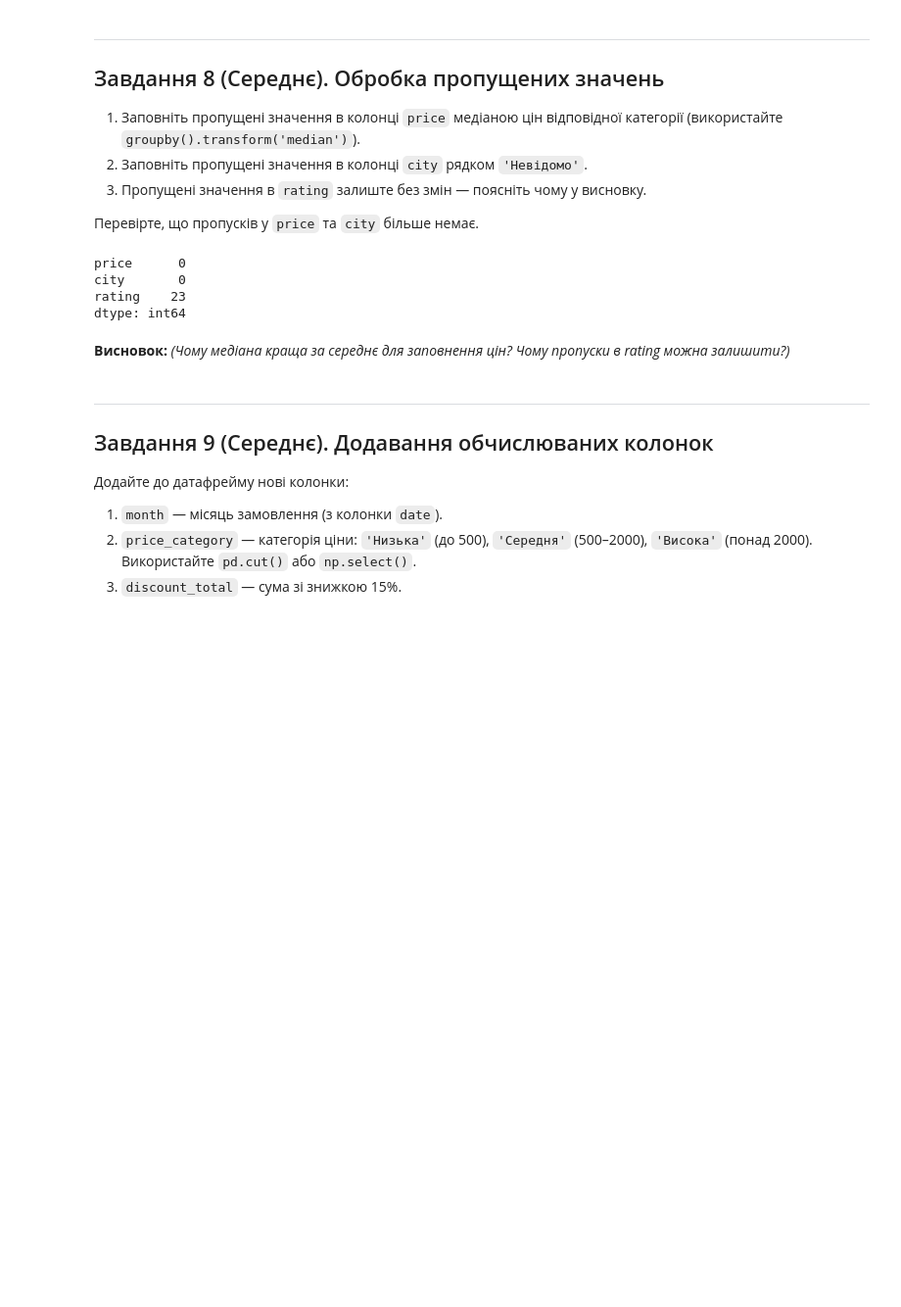
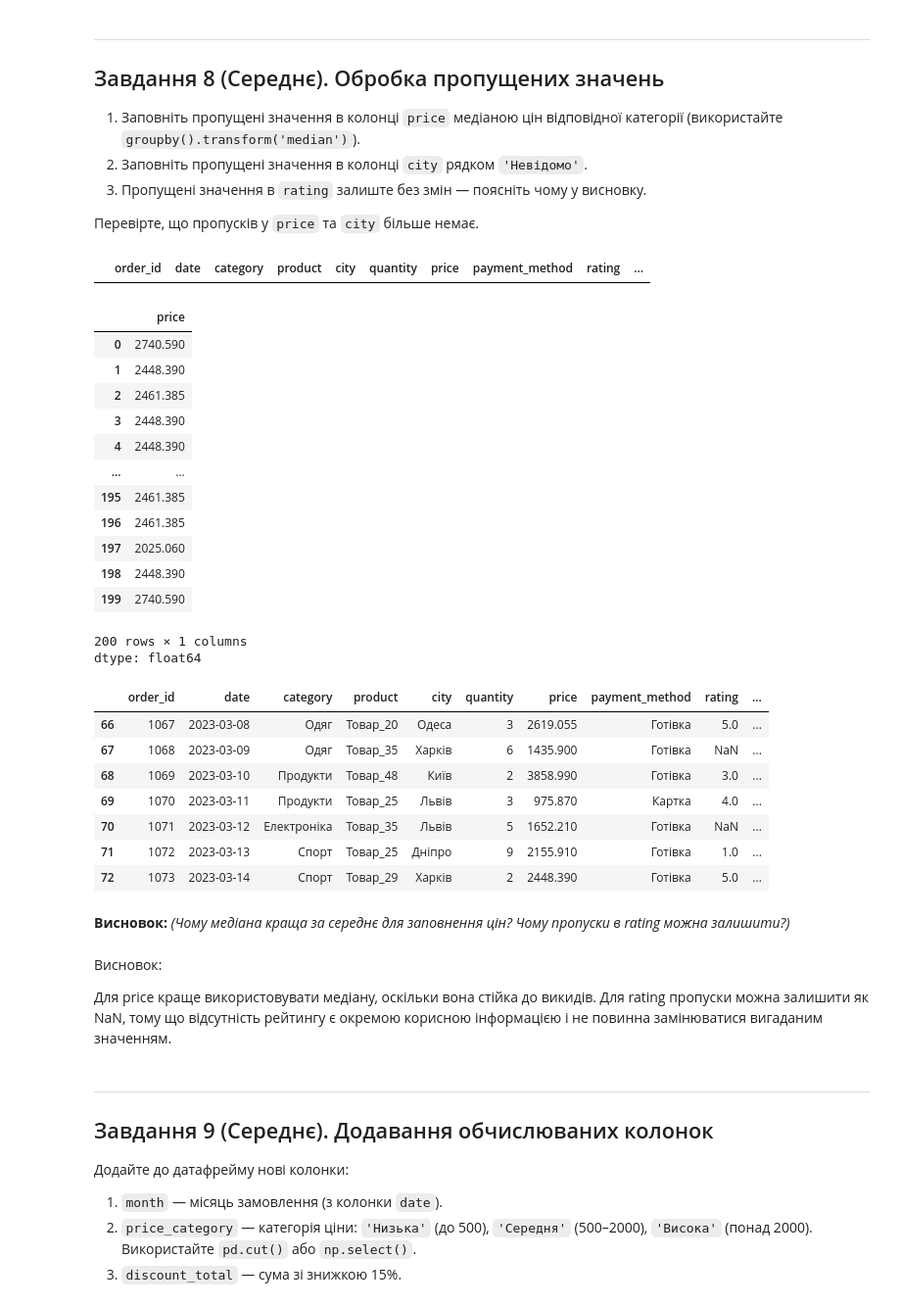
Before and after one commit to edik06031-rgb/DTA_2026, a Jupyter notebook: HW/pandas_tasks_beginners_DTA.ipynb, the cells around one changed output. Shown at 98% size. Cells and saved outputs as stored; diff of their text form; code cells hidden in the pictures; blank space fills up the shorter version.

```diff
--- a/HW/pandas_tasks_beginners_DTA.ipynb
+++ b/HW/pandas_tasks_beginners_DTA.ipynb
@@ -271,20 +287,51 @@ category
 Перевірте, що пропусків у `price` та `city` більше немає.
 # %%
 # Ваш код тут
-df['price'] = df['price'].fillna(
-    df.groupby('category')['price'].transform('median')
-)
+# df['price'] = df['price'].fillna(
+# df.groupby('category')['price'].transform('median'))
+# df['city'] = df['city'].fillna('Невідомо')
+# rating залишаємо без змін
+#print(df[['price', 'city', 'rating']].isnull().sum())
+
+
+display(df[df['price'].isna()])
+median_price = df.groupby('category')['price'].transform('median')
+display(median_price)
+df['price'] = df['price'].fillna(median_price)
+df['total'] = df['total'].fillna(df['price']*df['quantity'])
 df['city'] = df['city'].fillna('Невідомо')
-# rating залишаємо без змін
-
-print(df[['price', 'city', 'rating']].isnull().sum())
+display(df.iloc[66:73])
 # %% [output]
+|  | order_id | date | category | product | city | quantity | price | payment_method | rating | ... |
+|  | price |
+| 0 | 2740.590 |
+| 1 | 2448.390 |
+| 2 | 2461.385 |
+| 3 | 2448.390 |
+| 4 | 2448.390 |
+| ... | ... |
+| 195 | 2461.385 |
+| 196 | 2461.385 |
+| 197 | 2025.060 |
+| 198 | 2448.390 |
+| 199 | 2740.590 |
-price      0
-city       0
-rating    23
-dtype: int64
+200 rows × 1 columns
+dtype: float64
+|  | order_id | date | category | product | city | quantity | price | payment_method | rating | ... |
+| 66 | 1067 | 2023-03-08 | Одяг | Товар_20 | Одеса | 3 | 2619.055 | Готівка | 5.0 | ... |
+| 67 | 1068 | 2023-03-09 | Одяг | Товар_35 | Харків | 6 | 1435.900 | Готівка | NaN | ... |
+| 68 | 1069 | 2023-03-10 | Продукти | Товар_48 | Київ | 2 | 3858.990 | Готівка | 3.0 | ... |
+| 69 | 1070 | 2023-03-11 | Продукти | Товар_25 | Львів | 3 | 975.870 | Картка | 4.0 | ... |
+| 70 | 1071 | 2023-03-12 | Електроніка | Товар_35 | Львів | 5 | 1652.210 | Готівка | NaN | ... |
+| 71 | 1072 | 2023-03-13 | Спорт | Товар_25 | Дніпро | 9 | 2155.910 | Готівка | 1.0 | ... |
+| 72 | 1073 | 2023-03-14 | Спорт | Товар_29 | Харків | 2 | 2448.390 | Готівка | 5.0 | ... |
 # %% [markdown]
 **Висновок:** *(Чому медіана краща за середнє для заповнення цін? Чому пропуски в rating можна залишити?)*
+# %% [markdown]
+Висновок:
+
+Для price краще використовувати медіану, оскільки вона стійка до викидів.
+Для rating пропуски можна залишити як NaN, тому що відсутність рейтингу є окремою корисною інформацією і не повинна замінюватися вигаданим значенням.
 # %% [markdown]
 ---
 ## Завдання 9 (Середнє). Додавання обчислюваних колонок
```
Also changed, not shown: parts of 12 cells of this notebook.
